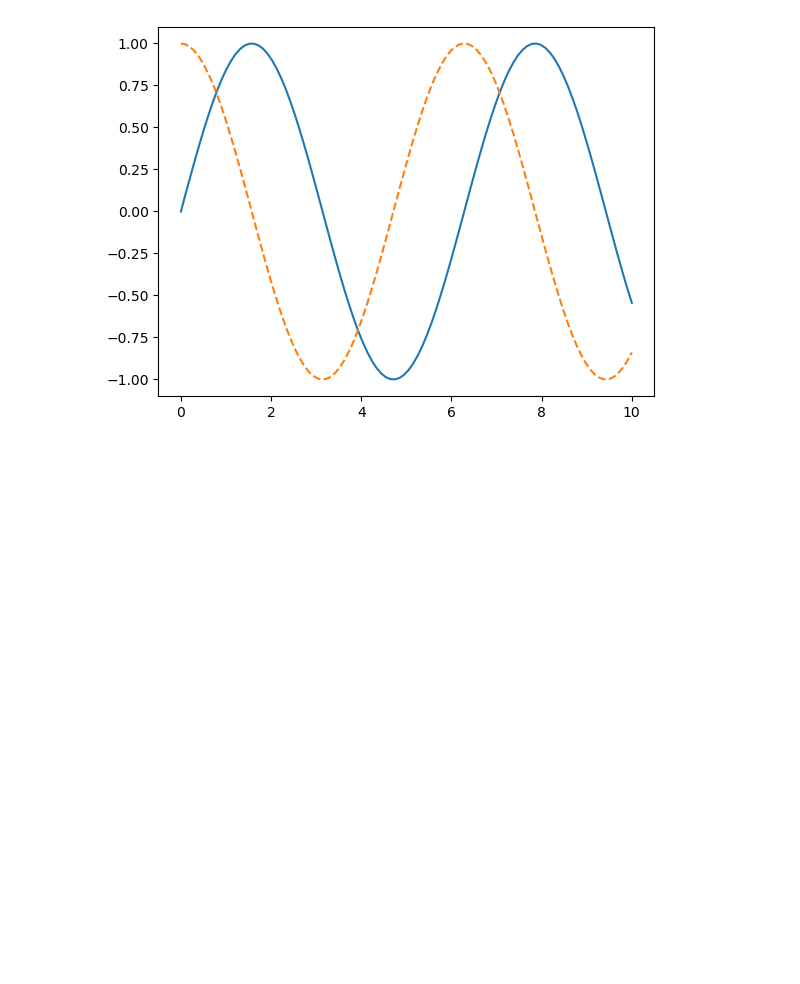
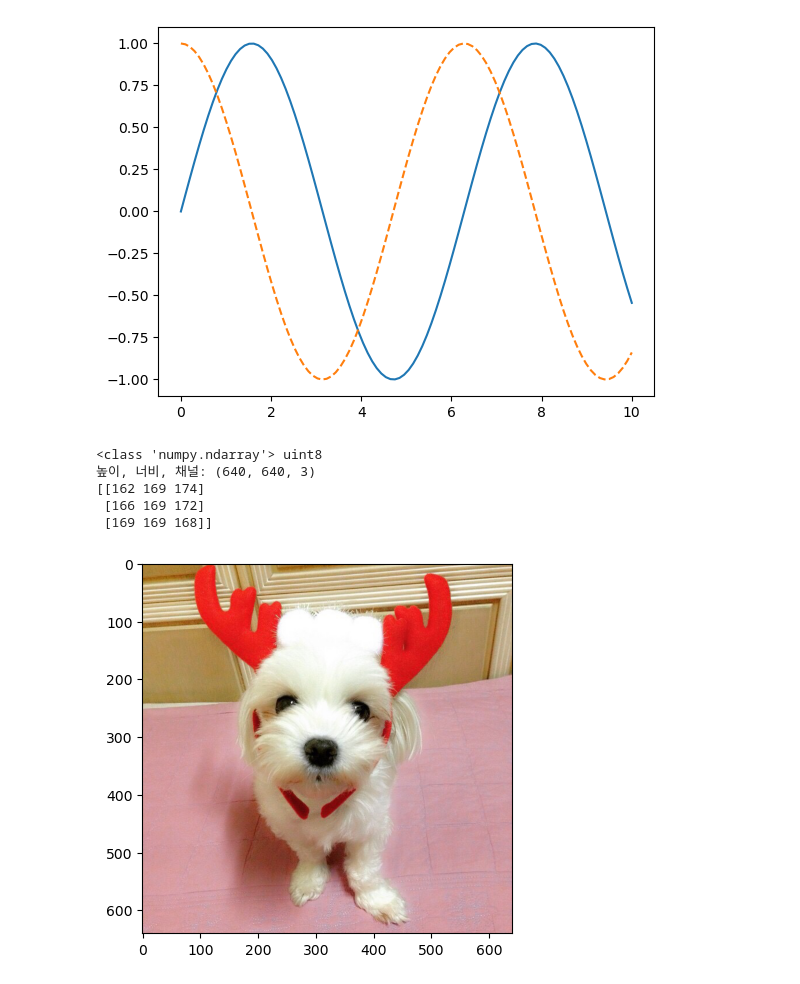
Before and after one commit to rebirther00/pydeep_multicam, a Jupyter notebook: Day1-SJ.ipynb, the cells around one changed output. Drawn from its saved outputs; the diff is of its cells as text; code cells hidden in the pictures; blank space fills up the shorter version.

```diff
--- a/Day1-SJ.ipynb
+++ b/Day1-SJ.ipynb
@@ -106,3 +106,17 @@ plt.plot(x, np.cos(x), linestyle='--')
 plt.show()
 # %% [output]
 [figure]
+# %%
+모찌 = plt.imread('mozzi.jpg')
+print(type(모찌), 모찌.dtype)
+print(f'높이, 너비, 채널: {모찌.shape}')
+print(모찌[:3, :3, 0])  # 첫 번째 채널 일부
+plt.imshow(모찌)
+plt.show()
+# %% [output]
+<class 'numpy.ndarray'> uint8
+높이, 너비, 채널: (640, 640, 3)
+[[162 169 174]
+ [166 169 172]
+ [169 169 168]]
+[figure, added]
```
Also changed, not shown: parts of 6 cells of this notebook, 1 other file.
